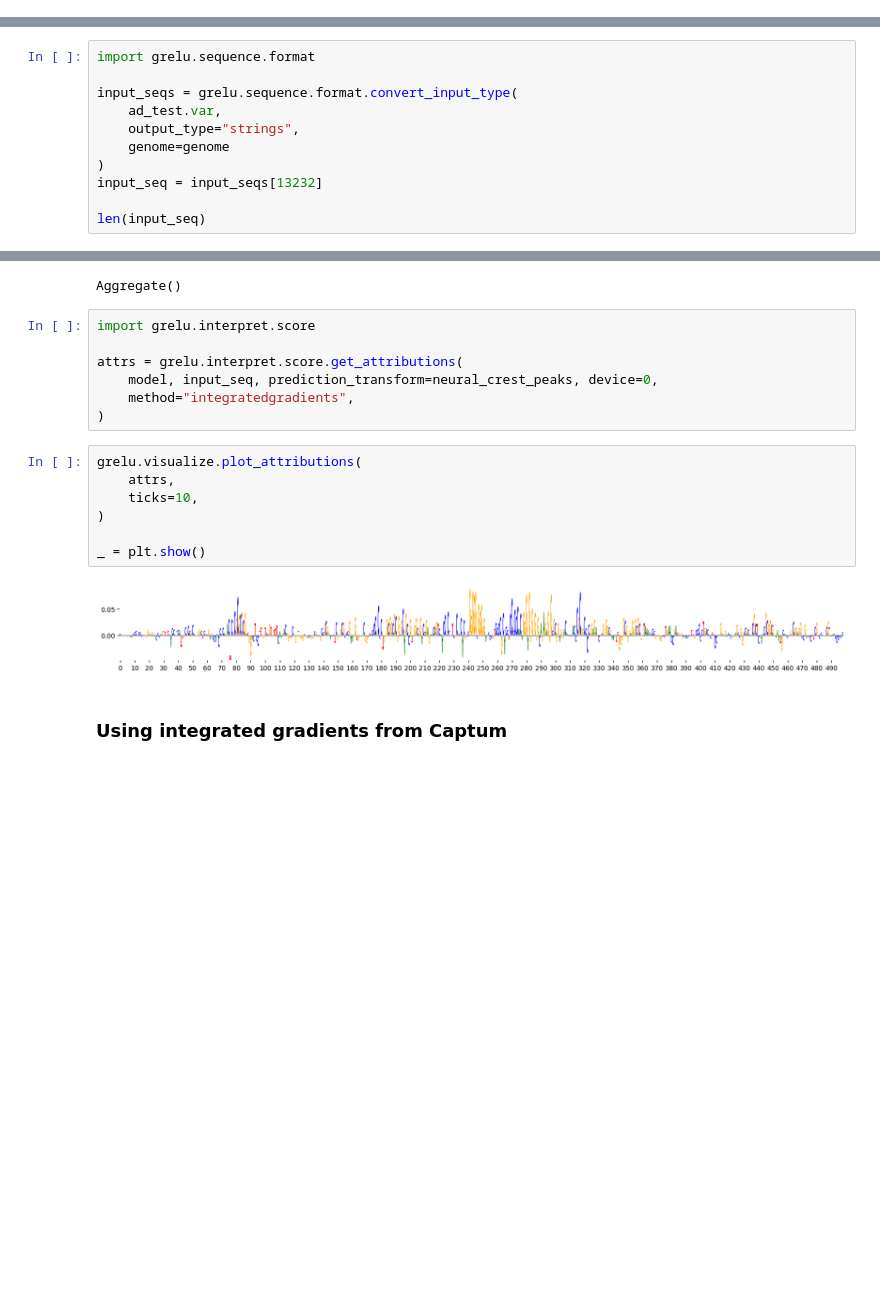
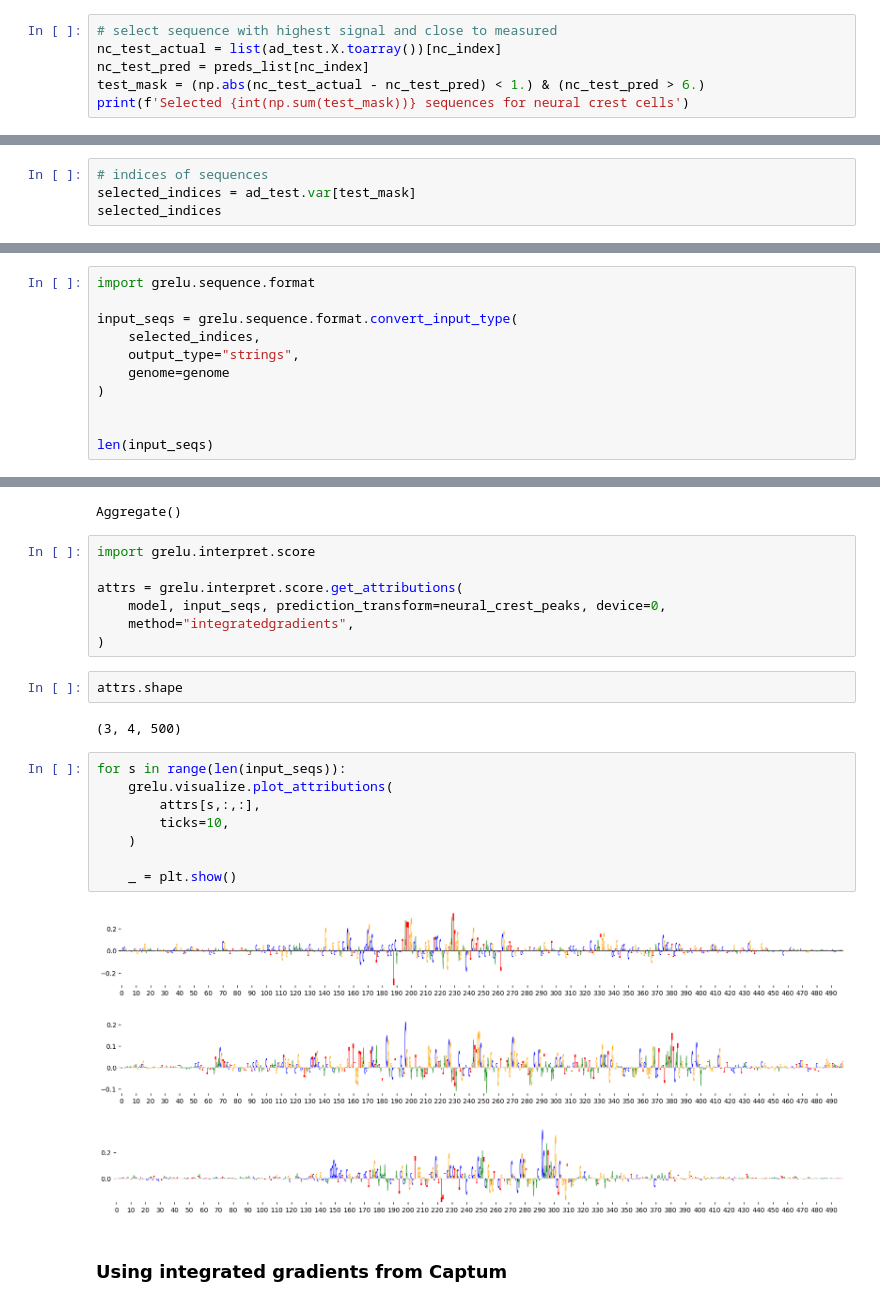
Before and after one commit to victornemenike/neural-crest-deep-learning, a Jupyter notebook: notebooks/multi_task_model.ipynb, the cells around one changed output, grey strips where cells are left out. Saved outputs shown, nothing was run; the diff lists cells and outputs as text; blank space fills up the shorter version.

```diff
--- a/notebooks/multi_task_model.ipynb
+++ b/notebooks/multi_task_model.ipynb
@@ -469,0 +506,6 @@ preds_df[['neural crest']].sort_values(by = "neural crest", ascending=False)
+# %%
+# select sequence with highest signal and close to measured
+nc_test_actual = list(ad_test.X.toarray())[nc_index]
+nc_test_pred = preds_list[nc_index]
+test_mask = (np.abs(nc_test_actual - nc_test_pred) < 1.) & (nc_test_pred > 6.)
+print(f'Selected {int(np.sum(test_mask))} sequences for neural crest cells')
@@ -469,0 +514,4 @@ preds_df[['neural crest']].sort_values(by = "neural crest", ascending=False)
+# %%
+# indices of sequences
+selected_indices = ad_test.var[test_mask]
+selected_indices
@@ -471,11 +524,11 @@ preds_df[['neural crest']].sort_values(by = "neural crest", ascending=False)
 import grelu.sequence.format
 
 input_seqs = grelu.sequence.format.convert_input_type(
-    ad_test.var,
+    selected_indices,
     output_type="strings",
     genome=genome
 )
-input_seq = input_seqs[13232]
 
-len(input_seq)
+
+len(input_seqs)
 # %% [output]
@@ -507,18 +564,25 @@ Aggregate()
 import grelu.interpret.score
 
 attrs = grelu.interpret.score.get_attributions(
-    model, input_seq, prediction_transform=neural_crest_peaks, device=0,
+    model, input_seqs, prediction_transform=neural_crest_peaks, device=0,
     method="integratedgradients",
 )
+# %%
+attrs.shape
+# %% [output]
+(3, 4, 500)
 # %%
-grelu.visualize.plot_attributions(
-    attrs,
-    ticks=10,
-)
+for s in range(len(input_seqs)):
+    grelu.visualize.plot_attributions(
+        attrs[s,:,:],
+        ticks=10,
+    )
 
-_ = plt.show()
+    _ = plt.show()
 # %% [output]
-[figure, old version]
+[figure, new version]
+[figure, added]
+[figure, added]
 # %% [markdown]
 ### Using integrated gradients from Captum
 # %%
```
Also changed, not shown: parts of 50 cells of this notebook.
